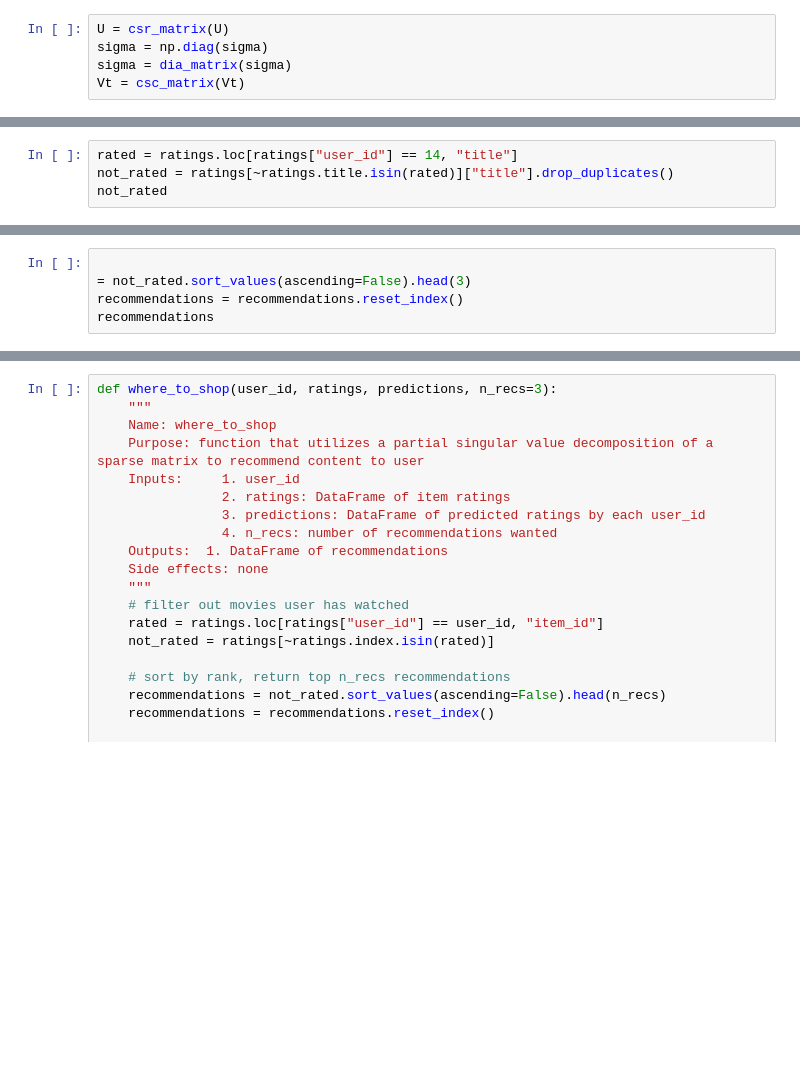
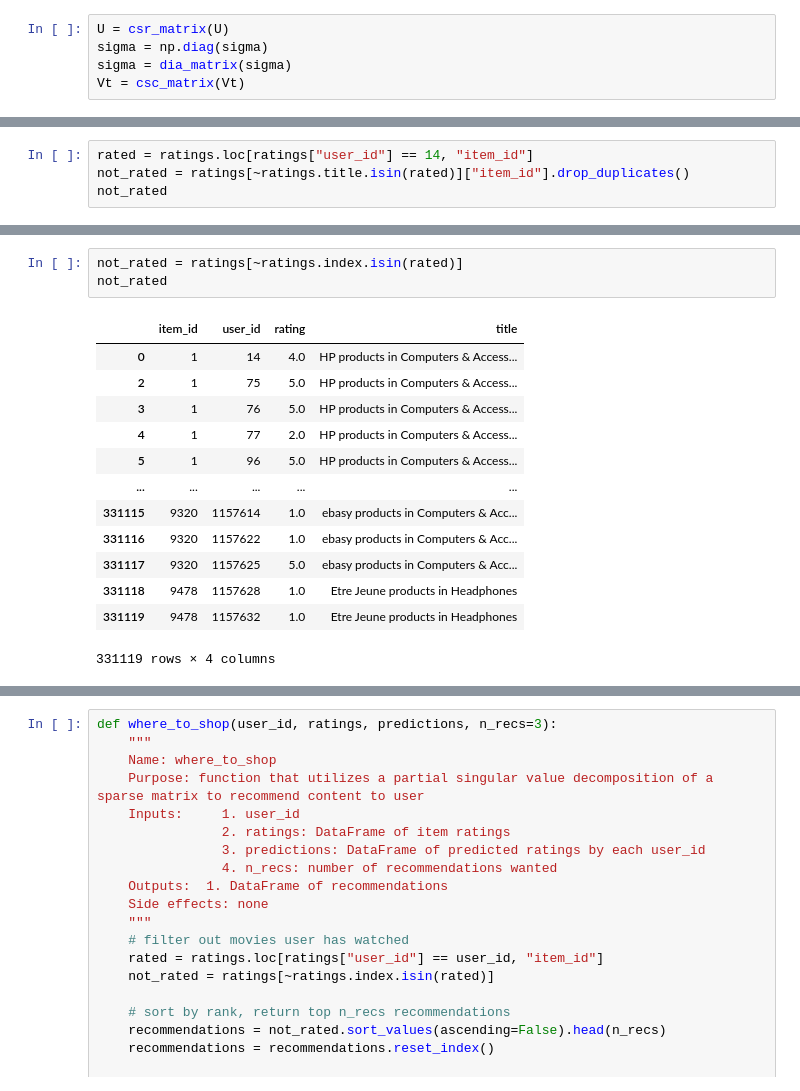
Before and after one commit to bkusuma/recommendation-systems-project, a Jupyter notebook: notebooks/recommendation-systems-project.ipynb, the cells around one changed output, grey strips where cells are left out. Drawn from its saved outputs; the diff is of its cells as text; blank space fills up the shorter version.

```diff
--- a/notebooks/recommendation-systems-project.ipynb
+++ b/notebooks/recommendation-systems-project.ipynb
@@ -165,4 +281,4 @@ user_predictions = predictions.loc[14, : ].sort_values()
 # %%
-rated = ratings.loc[ratings["user_id"] == 14, "title"]
-not_rated = ratings[~ratings.title.isin(rated)]["title"].drop_duplicates()
+rated = ratings.loc[ratings["user_id"] == 14, "item_id"]
+not_rated = ratings[~ratings.title.isin(rated)]["item_id"].drop_duplicates()
 not_rated
@@ -172,5 +332,17 @@ recommendations
 # %%
-
-= not_rated.sort_values(ascending=False).head(3)
-recommendations = recommendations.reset_index()
-recommendations
+not_rated = ratings[~ratings.index.isin(rated)]
+not_rated
+# %% [output]
+|  | item_id | user_id | rating | title |
+| 0 | 1 | 14 | 4.0 | HP products in Computers & Access... |
+| 2 | 1 | 75 | 5.0 | HP products in Computers & Access... |
+| 3 | 1 | 76 | 5.0 | HP products in Computers & Access... |
+| 4 | 1 | 77 | 2.0 | HP products in Computers & Access... |
+| 5 | 1 | 96 | 5.0 | HP products in Computers & Access... |
+| ... | ... | ... | ... | ... |
+| 331115 | 9320 | 1157614 | 1.0 | ebasy products in Computers & Acc... |
+| 331116 | 9320 | 1157622 | 1.0 | ebasy products in Computers & Acc... |
+| 331117 | 9320 | 1157625 | 5.0 | ebasy products in Computers & Acc... |
+| 331118 | 9478 | 1157628 | 1.0 | Etre Jeune products in Headphones |
+| 331119 | 9478 | 1157632 | 1.0 | Etre Jeune products in Headphones |
+331119 rows × 4 columns
```
Also changed, not shown: parts of 25 cells of this notebook, 4 other files.
